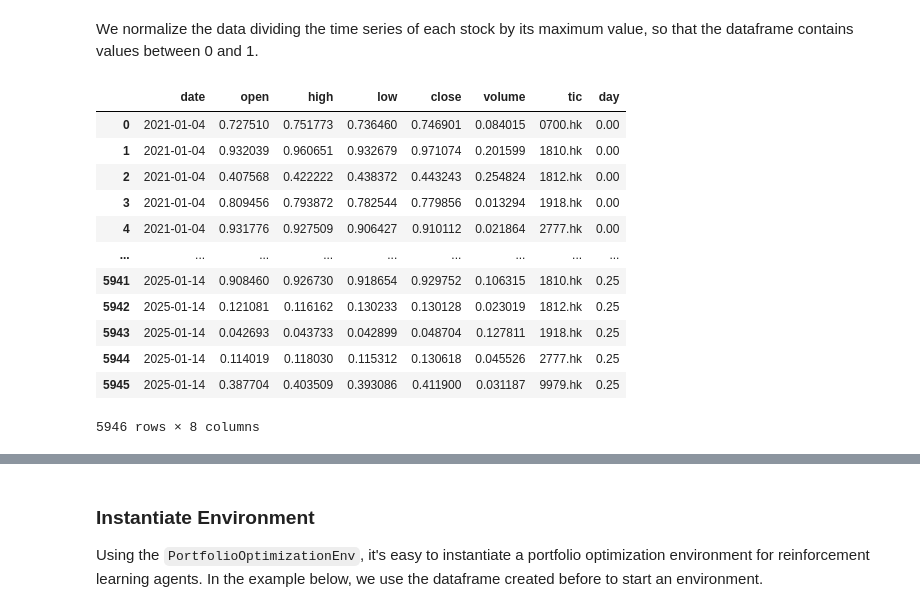
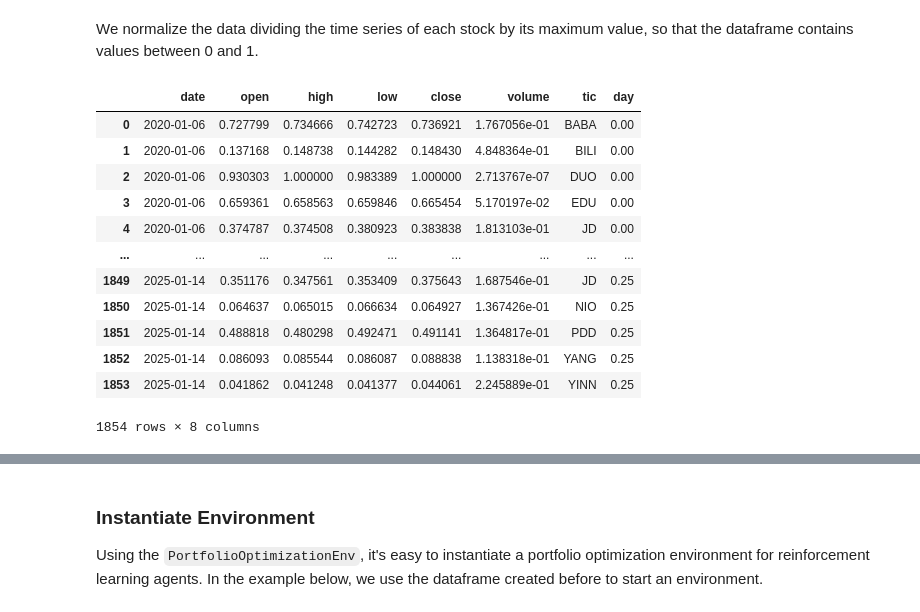
Before and after one commit to pu17/FinRL, a Jupyter notebook: examples/FinRL_PortfolioOptimizationEnv_Demo.ipynb, the cells around one changed output, grey strips where cells are left out. Drawn from its saved outputs; the diff is of its cells as text; code cells hidden in the pictures.

```diff
--- a/examples/FinRL_PortfolioOptimizationEnv_Demo.ipynb
+++ b/examples/FinRL_PortfolioOptimizationEnv_Demo.ipynb
@@ -79,8 +75,18 @@ TOP_BRL = [
+# %%
+# TOP_BRL = [
+# '1918.hk','3319.hk','1812.hk','3900.hk','2777.hk'
+# ]
+
+TOP_BRL = [
+'BILI','DUO','NIO','JD','PDD','EDU','BABA','YINN','YANG'
+]
+
+# '9988.hk',,'1797.hk'
 # %%
 print(len(TOP_BRL))
 
-portfolio_raw_df = YahooDownloader(start_date = '2021-01-01',
-                                end_date = '2025-01-15',
+portfolio_raw_df = YahooDownloader(start_date = '2020-01-01',
+                                end_date = '2025-01-16',
                                 ticker_list = TOP_BRL).fetch_data()
 portfolio_raw_df
 # %% [output]
@@ -107,0 +233,5 @@ Shape of DataFrame:  (5946, 8)
+# %%
+filtered_df['date'] = filtered_df['date'].astype(str)
+# %%
+filtered_df = filtered_df.sort_values(['date', 'tic']).reset_index(drop=True)
+filtered_df.tail()
@@ -121,20 +263,20 @@ portfolio_raw_df.groupby("tic").count()
 # %% [markdown]
 We normalize the data dividing the time series of each stock by its maximum value, so that the dataframe contains values between 0 and 1.
 # %%
-portfolio_norm_df = GroupByScaler(by="tic", scaler=MaxAbsScaler).fit_transform(portfolio_raw_df)
+portfolio_norm_df = GroupByScaler(by="tic", scaler=MaxAbsScaler).fit_transform(filtered_df)
 portfolio_norm_df
 # %% [output]
 |  | date | open | high | low | close | volume | tic | day |
-| 0 | 2021-01-04 | 0.727510 | 0.751773 | 0.736460 | 0.746901 | 0.084015 | 0700.hk | 0.00 |
-| 1 | 2021-01-04 | 0.932039 | 0.960651 | 0.932679 | 0.971074 | 0.201599 | 1810.hk | 0.00 |
-| 2 | 2021-01-04 | 0.407568 | 0.422222 | 0.438372 | 0.443243 | 0.254824 | 1812.hk | 0.00 |
-| 3 | 2021-01-04 | 0.809456 | 0.793872 | 0.782544 | 0.779856 | 0.013294 | 1918.hk | 0.00 |
-| 4 | 2021-01-04 | 0.931776 | 0.927509 | 0.906427 | 0.910112 | 0.021864 | 2777.hk | 0.00 |
+| 0 | 2020-01-06 | 0.727799 | 0.734666 | 0.742723 | 0.736921 | 1.767056e-01 | BABA | 0.00 |
+| 1 | 2020-01-06 | 0.137168 | 0.148738 | 0.144282 | 0.148430 | 4.848364e-01 | BILI | 0.00 |
+| 2 | 2020-01-06 | 0.930303 | 1.000000 | 0.983389 | 1.000000 | 2.713767e-07 | DUO | 0.00 |
+| 3 | 2020-01-06 | 0.659361 | 0.658563 | 0.659846 | 0.665454 | 5.170197e-02 | EDU | 0.00 |
+| 4 | 2020-01-06 | 0.374787 | 0.374508 | 0.380923 | 0.383838 | 1.813103e-01 | JD | 0.00 |
 | ... | ... | ... | ... | ... | ... | ... | ... | ... |
-| 5941 | 2025-01-14 | 0.908460 | 0.926730 | 0.918654 | 0.929752 | 0.106315 | 1810.hk | 0.25 |
-| 5942 | 2025-01-14 | 0.121081 | 0.116162 | 0.130233 | 0.130128 | 0.023019 | 1812.hk | 0.25 |
-| 5943 | 2025-01-14 | 0.042693 | 0.043733 | 0.042899 | 0.048704 | 0.127811 | 1918.hk | 0.25 |
-| 5944 | 2025-01-14 | 0.114019 | 0.118030 | 0.115312 | 0.130618 | 0.045526 | 2777.hk | 0.25 |
-| 5945 | 2025-01-14 | 0.387704 | 0.403509 | 0.393086 | 0.411900 | 0.031187 | 9979.hk | 0.25 |
+| 1849 | 2025-01-14 | 0.351176 | 0.347561 | 0.353409 | 0.375643 | 1.687546e-01 | JD | 0.25 |
+| 1850 | 2025-01-14 | 0.064637 | 0.065015 | 0.066634 | 0.064927 | 1.367426e-01 | NIO | 0.25 |
+| 1851 | 2025-01-14 | 0.488818 | 0.480298 | 0.492471 | 0.491141 | 1.364817e-01 | PDD | 0.25 |
+| 1852 | 2025-01-14 | 0.086093 | 0.085544 | 0.086087 | 0.088838 | 1.138318e-01 | YANG | 0.25 |
+| 1853 | 2025-01-14 | 0.041862 | 0.041248 | 0.041377 | 0.044061 | 2.245889e-01 | YINN | 0.25 |
-5946 rows × 8 columns
+1854 rows × 8 columns
 # %%
```
Also changed, not shown: parts of 16 cells of this notebook, 16 other files.
